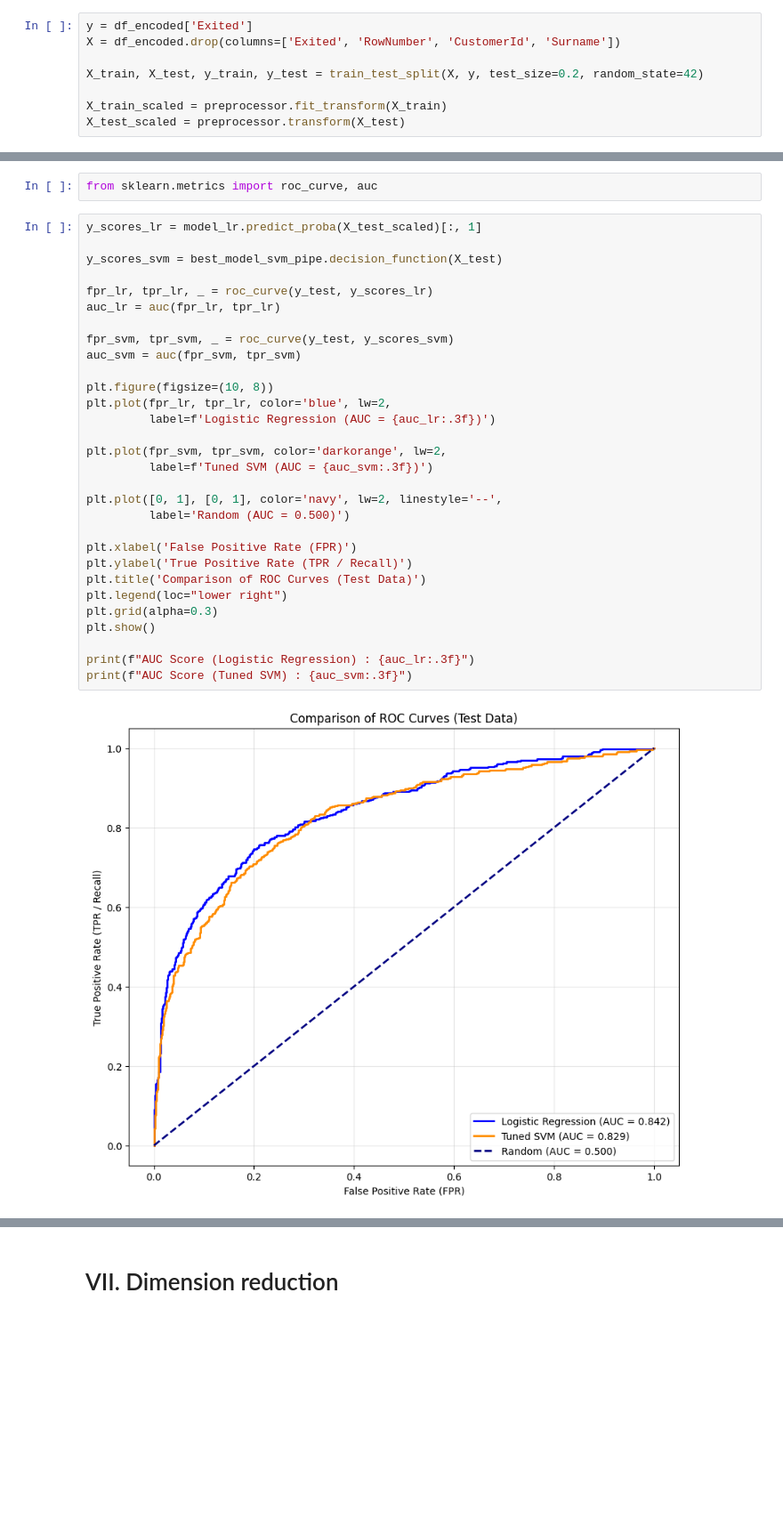
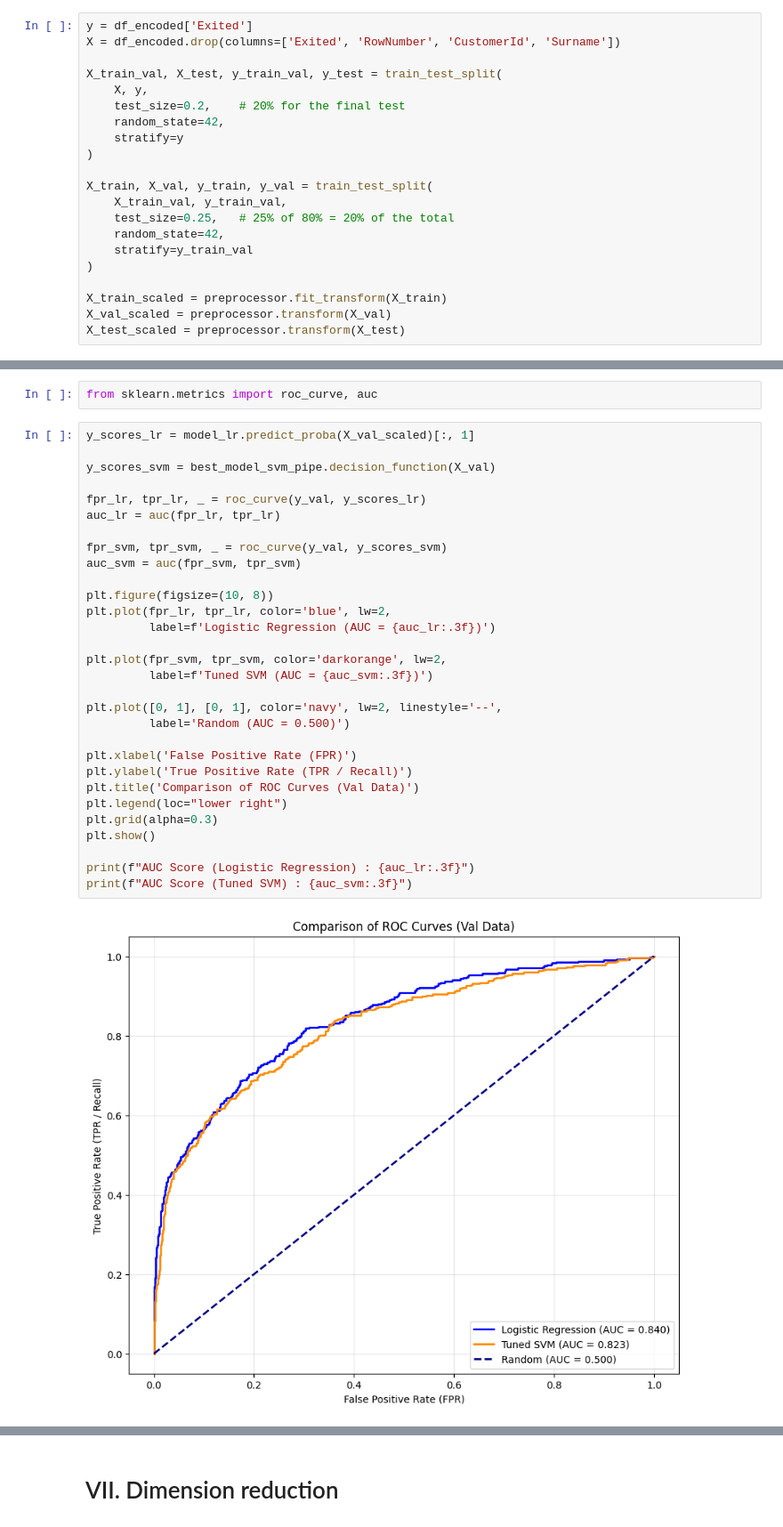
Before and after one commit to maxoubvd/S7_ML_project, a Jupyter notebook: projet_ml.ipynb, the cells around one changed output, grey strips where cells are left out. Shown at 89% size. Saved outputs shown, nothing was run; the diff lists cells and outputs as text; blank space fills up the shorter version.

Commit message:
train/validation/test

```diff
--- a/projet_ml.ipynb
+++ b/projet_ml.ipynb
@@ -723,9 +728,22 @@ preprocessor = ColumnTransformer(
 y = df_encoded['Exited']
 X = df_encoded.drop(columns=['Exited', 'RowNumber', 'CustomerId', 'Surname'])
 
-X_train, X_test, y_train, y_test = train_test_split(X, y, test_size=0.2, random_state=42)
+X_train_val, X_test, y_train_val, y_test = train_test_split(
+    X, y,
+    test_size=0.2,    # 20% for the final test
+    random_state=42,
+    stratify=y
+)
+
+X_train, X_val, y_train, y_val = train_test_split(
+    X_train_val, y_train_val,
+    test_size=0.25,   # 25% of 80% = 20% of the total
+    random_state=42,
+    stratify=y_train_val
+)
 
 X_train_scaled = preprocessor.fit_transform(X_train)
+X_val_scaled = preprocessor.transform(X_val)
 X_test_scaled = preprocessor.transform(X_test)
 # %%
 smote = SMOTE(random_state=42)
@@ -1087,34 +1102,34 @@ Finally, to provide a "pure" statistical measure of a model's ability to disting
 # %%
 from sklearn.metrics import roc_curve, auc
 # %%
-y_scores_lr = model_lr.predict_proba(X_test_scaled)[:, 1]
+y_scores_lr = model_lr.predict_proba(X_val_scaled)[:, 1]
 
-y_scores_svm = best_model_svm_pipe.decision_function(X_test)
+y_scores_svm = best_model_svm_pipe.decision_function(X_val)
 
-fpr_lr, tpr_lr, _ = roc_curve(y_test, y_scores_lr)
+fpr_lr, tpr_lr, _ = roc_curve(y_val, y_scores_lr)
 auc_lr = auc(fpr_lr, tpr_lr)
 
-fpr_svm, tpr_svm, _ = roc_curve(y_test, y_scores_svm)
+fpr_svm, tpr_svm, _ = roc_curve(y_val, y_scores_svm)
 auc_svm = auc(fpr_svm, tpr_svm)
 
 plt.figure(figsize=(10, 8))
 plt.plot(fpr_lr, tpr_lr, color='blue', lw=2,
          label=f'Logistic Regression (AUC = {auc_lr:.3f})')
 
 plt.plot(fpr_svm, tpr_svm, color='darkorange', lw=2,
          label=f'Tuned SVM (AUC = {auc_svm:.3f})')
 
 plt.plot([0, 1], [0, 1], color='navy', lw=2, linestyle='--',
          label='Random (AUC = 0.500)')
 
 plt.xlabel('False Positive Rate (FPR)')
 plt.ylabel('True Positive Rate (TPR / Recall)')
-plt.title('Comparison of ROC Curves (Test Data)')
+plt.title('Comparison of ROC Curves (Val Data)')
 plt.legend(loc="lower right")
 plt.grid(alpha=0.3)
 plt.show()
 
 print(f"AUC Score (Logistic Regression) : {auc_lr:.3f}")
 print(f"AUC Score (Tuned SVM) : {auc_svm:.3f}")
 # %% [output]
-[figure, old version]
+[figure, new version]
```
Also changed, not shown: parts of 17 cells of this notebook.
